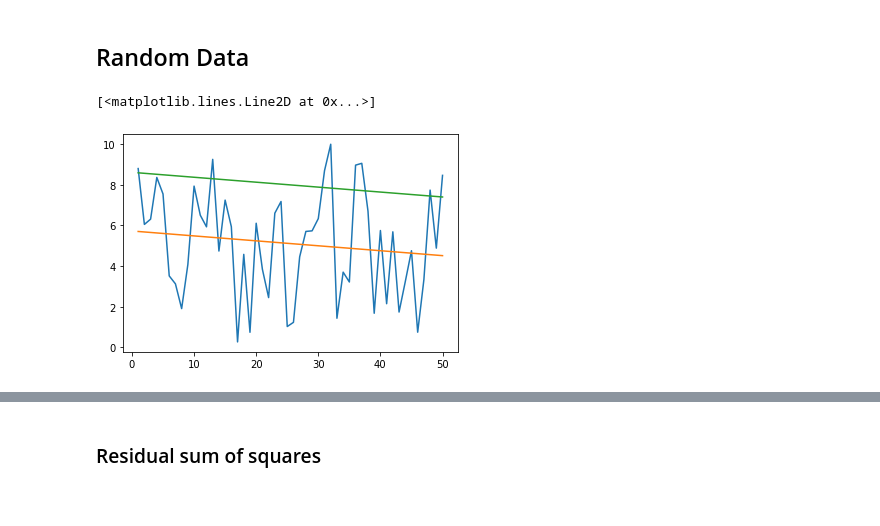
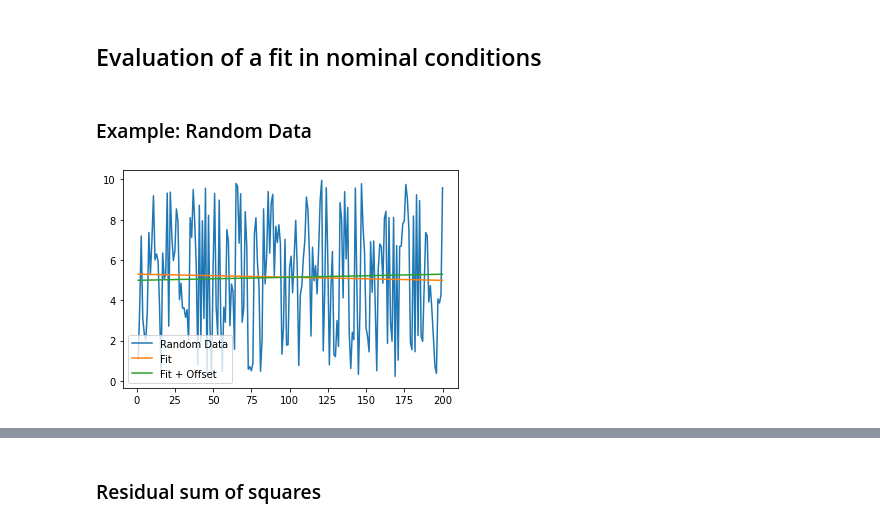
Before and after one commit to Echo327/science_is_fun, a Jupyter notebook: kink_detection/kink_detection.ipynb, the cells around one changed output, grey strips where cells are left out. Cells and saved outputs as stored; diff of their text form; code cells hidden in the pictures.

```diff
--- a/kink_detection/kink_detection.ipynb
+++ b/kink_detection/kink_detection.ipynb
@@ -10,4 +26,8 @@ size = 50 # size of random data to be generated
+# %% [markdown]
+## Evaluation of a fit in nominal conditions
 # %%
+size = 200 # size of random data to be generated
+
 def objective(x, m, c):
     """
     Objective function to generate random data and to fit to
@@ -15,7 +35,24 @@ def objective(x, m, c):
     y = m * x + c # Line
     return y
 # %% [markdown]
-## Random Data
+### Example: Random Data
 # %%
-x0 = range(1,size+1)
+# Generate random data
+x0 = range(1, size+1)
 y0 = np.random.rand(size)*10
+
+# Fit a linear curve to random data
+popt,_ = curve_fit(objective,x0,y0)
+y0_fit = objective(x0,popt[0],popt[1])
+
+# Offset fit
+popt_1, popt_2 = -popt[0]*0.99, y0_fit[-1]
+y0_offset = objective(x0,popt_1,popt_2)
+
+# plot figure
+plt.plot(x0,y0,label='Random Data')
+plt.plot(x0,y0_fit,label='Fit')
+plt.plot(x0,y0_offset,label='Fit + Offset')
+plt.legend();
+# %% [output]
+[figure, added]
@@ -27,9 +59,2 @@ y0_offset = y0_fit + np.random.rand()*np.mean(y0_fit)
-# %%
-plt.plot(x0,y0)
-plt.plot(x0,y0_fit)
-plt.plot(x0,y0_offset)
-# %% [output]
-[<matplotlib.lines.Line2D at 0x...>]
-[figure, removed]
 # %% [markdown]
 ### Residual sum of squares
```
Also changed, not shown: parts of 51 cells of this notebook, 1 other file.
